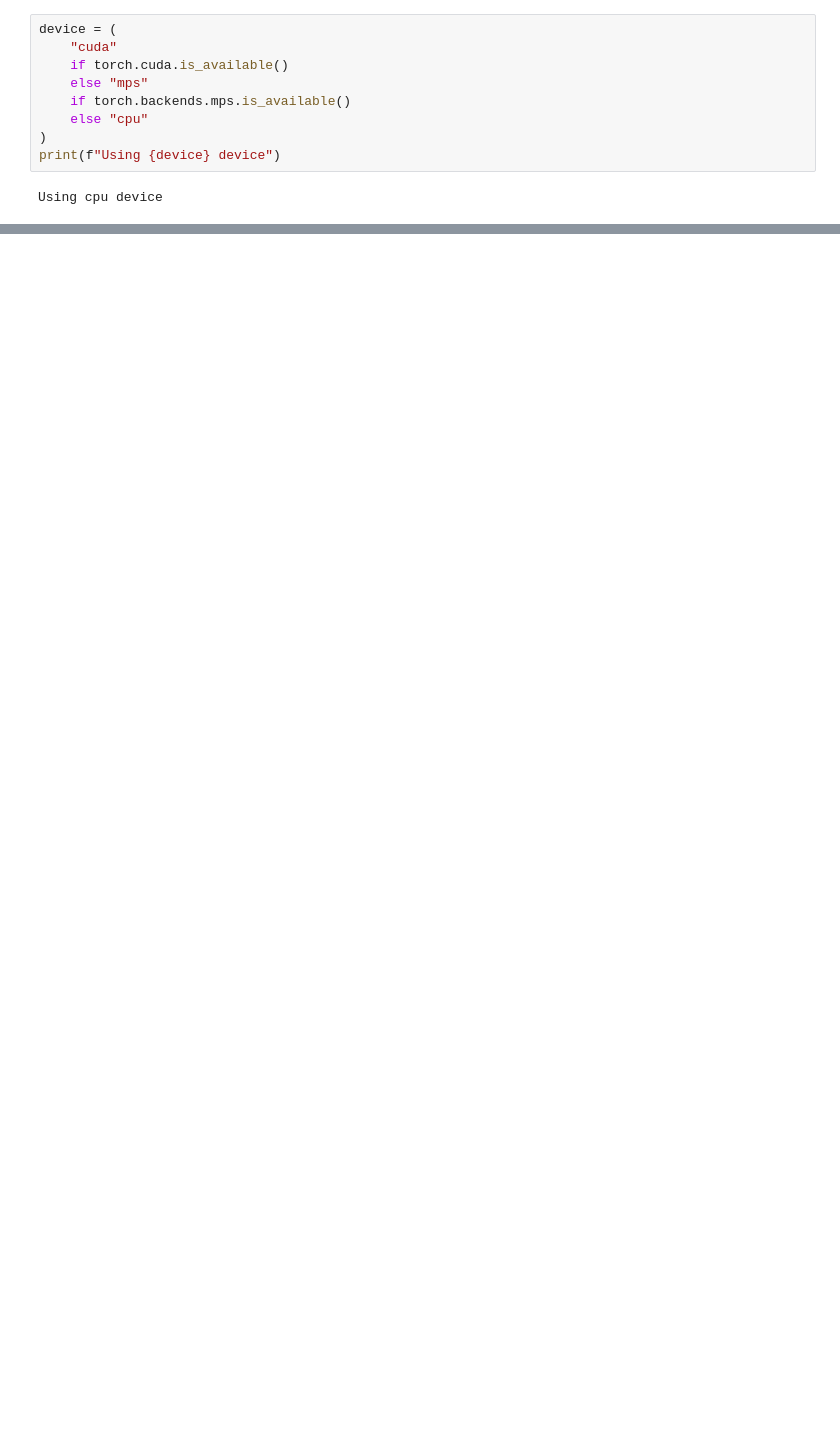
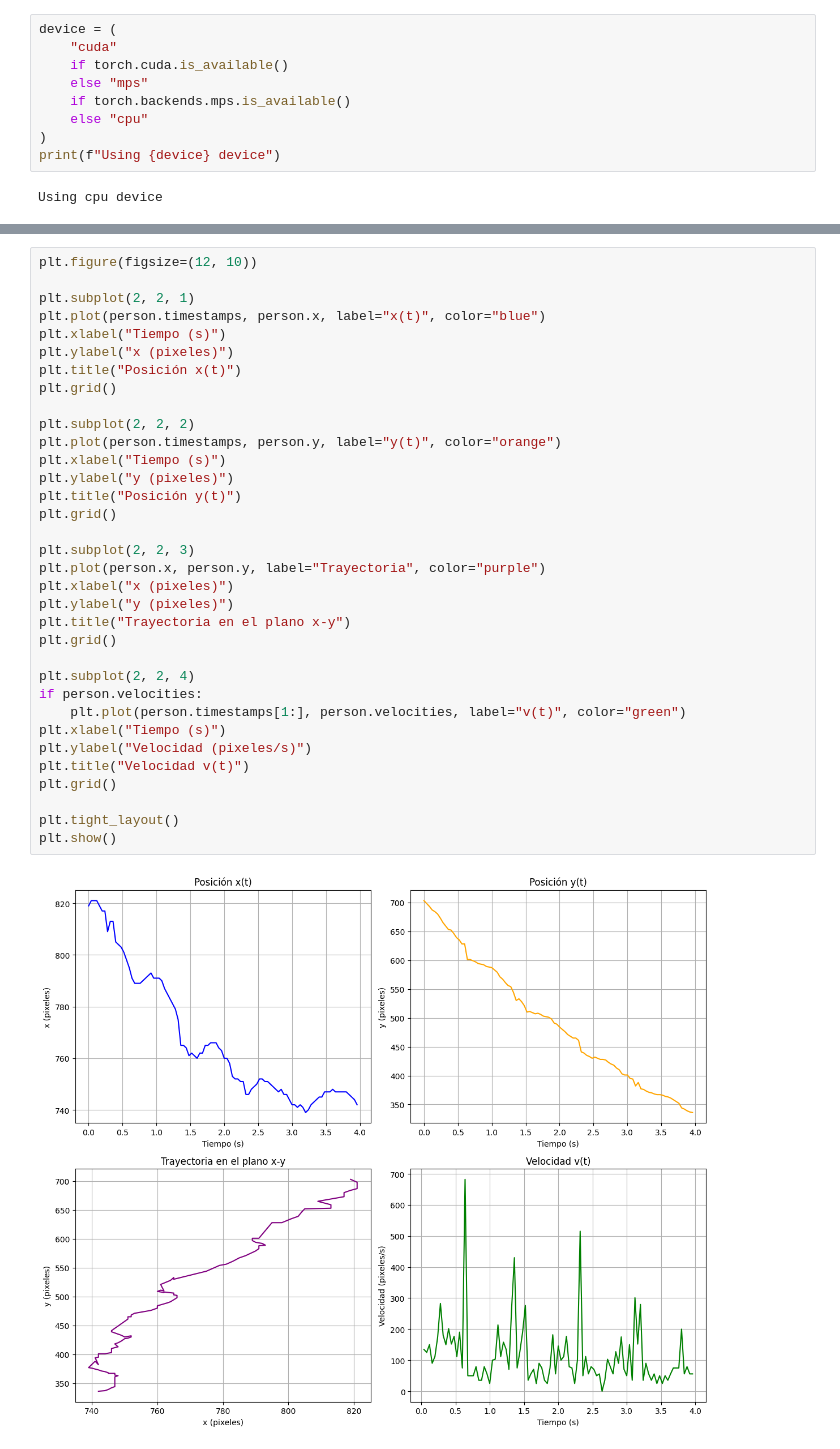
Before and after one commit to MediaMind-ULPGC/P07, a Jupyter notebook: P07.ipynb, the cells around one changed output, grey strips where cells are left out. Cells and saved outputs as stored; diff of their text form; blank space fills up the shorter version.

```diff
--- a/P07.ipynb
+++ b/P07.ipynb
@@ -96,0 +99,36 @@ Speed: 2.5ms preprocess, 616.5ms inference, 1.0ms postprocess per image at shape
+# %%
+plt.figure(figsize=(12, 10))
+
+plt.subplot(2, 2, 1)
+plt.plot(person.timestamps, person.x, label="x(t)", color="blue")
+plt.xlabel("Tiempo (s)")
+plt.ylabel("x (pixeles)")
+plt.title("Posición x(t)")
+plt.grid()
+
+plt.subplot(2, 2, 2)
+plt.plot(person.timestamps, person.y, label="y(t)", color="orange")
+plt.xlabel("Tiempo (s)")
+plt.ylabel("y (pixeles)")
+plt.title("Posición y(t)")
+plt.grid()
+
+plt.subplot(2, 2, 3)
+plt.plot(person.x, person.y, label="Trayectoria", color="purple")
+plt.xlabel("x (pixeles)")
+plt.ylabel("y (pixeles)")
+plt.title("Trayectoria en el plano x-y")
+plt.grid()
+
+plt.subplot(2, 2, 4)
+if person.velocities:
+    plt.plot(person.timestamps[1:], person.velocities, label="v(t)", color="green")
+plt.xlabel("Tiempo (s)")
+plt.ylabel("Velocidad (pixeles/s)")
+plt.title("Velocidad v(t)")
+plt.grid()
+
+plt.tight_layout()
+plt.show()
+# %% [output]
+[figure, added]
```
Also changed, not shown: parts of 4 cells of this notebook, 2 other files.
